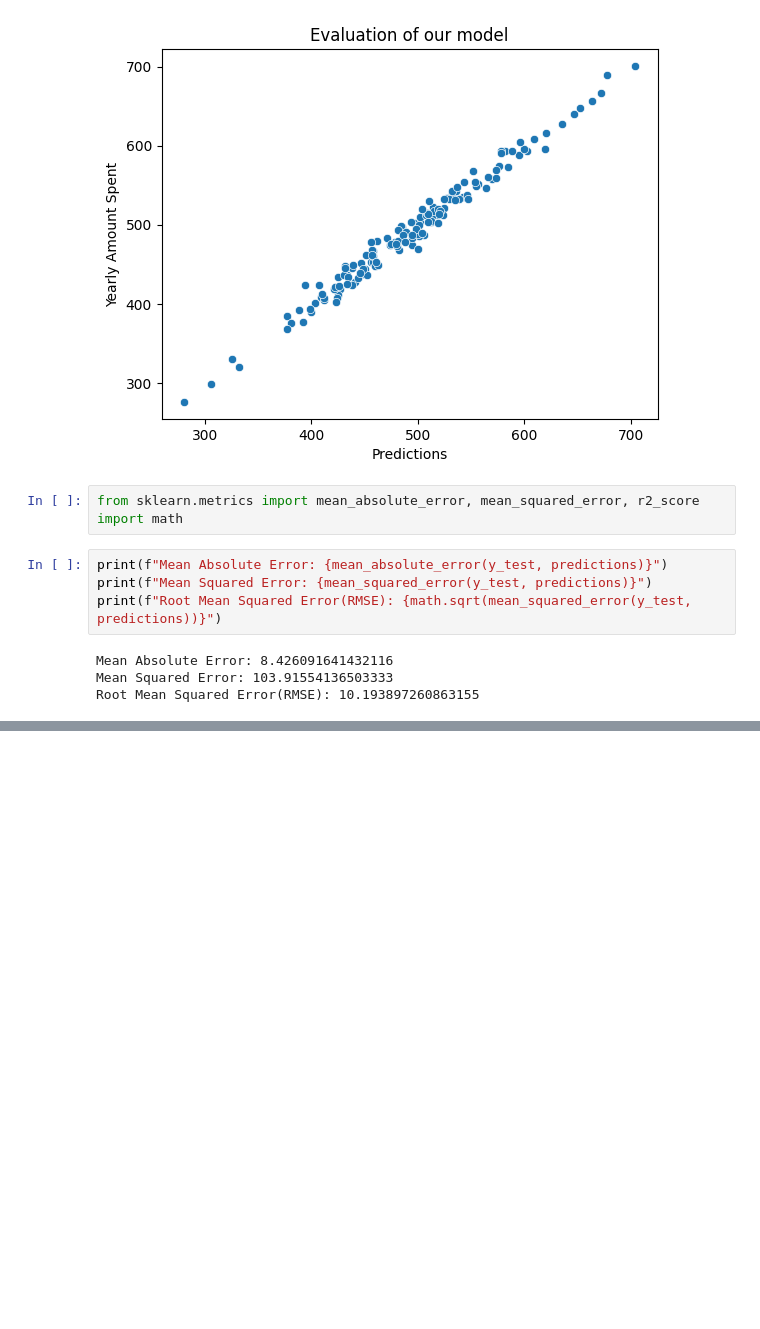
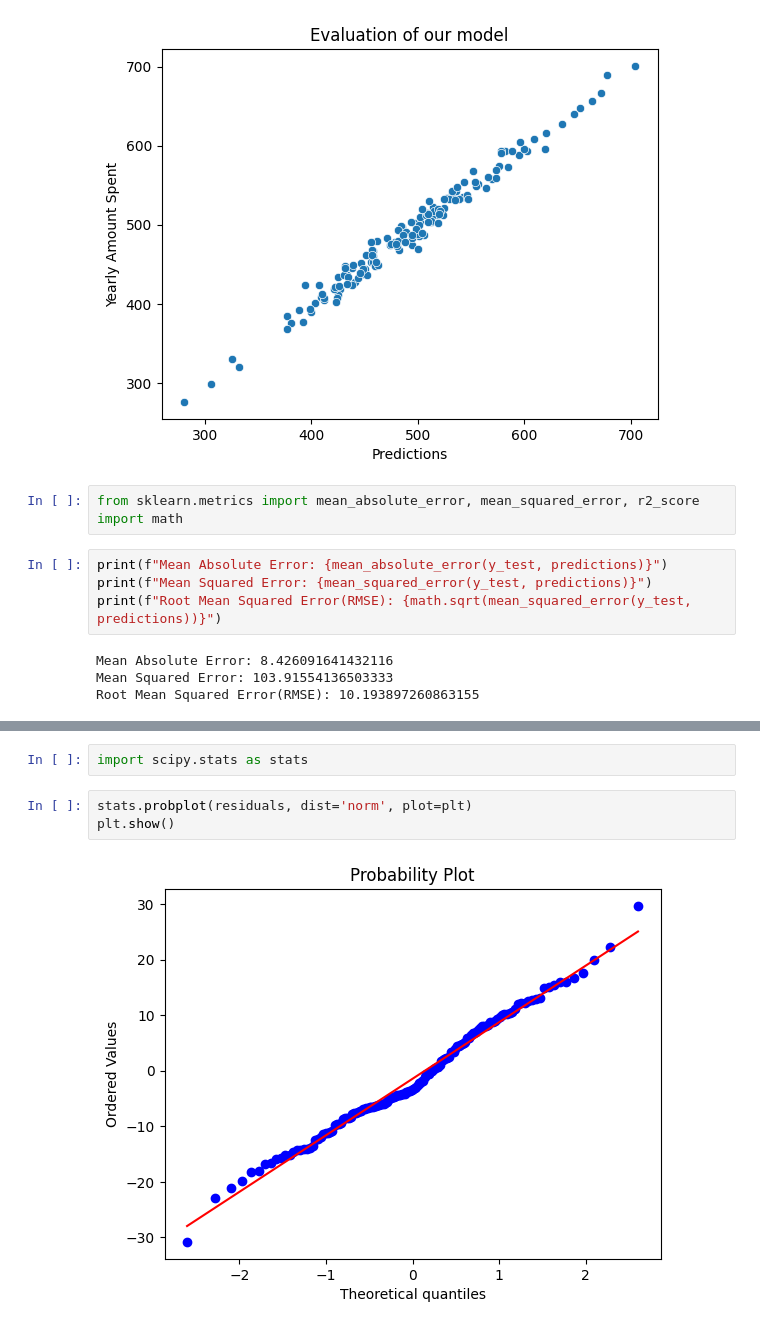
Before and after one commit to rizwanPizzee/Customers-Yearly-Spending-Prediction, a Jupyter notebook: MLR.ipynb, the cells around one changed output, grey strips where cells are left out. Saved outputs shown, nothing was run; the diff lists cells and outputs as text; blank space fills up the shorter version.

```diff
--- a/MLR.ipynb
+++ b/MLR.ipynb
@@ -133,0 +141,7 @@ Root Mean Squared Error(RMSE): 10.193897260863155
+# %%
+import scipy.stats as stats
+# %%
+stats.probplot(residuals, dist='norm', plot=plt)
+plt.show()
+# %% [output]
+[figure, added]
```
Also changed, not shown: parts of 2 cells of this notebook.
